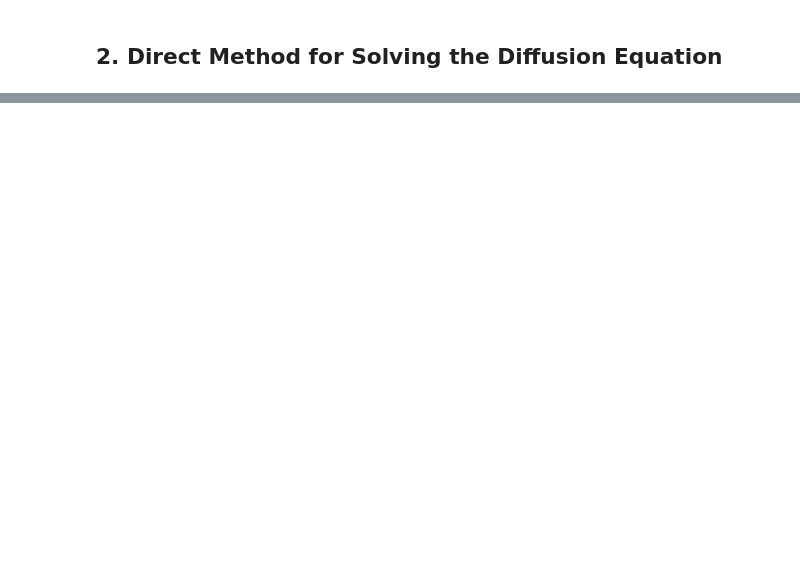
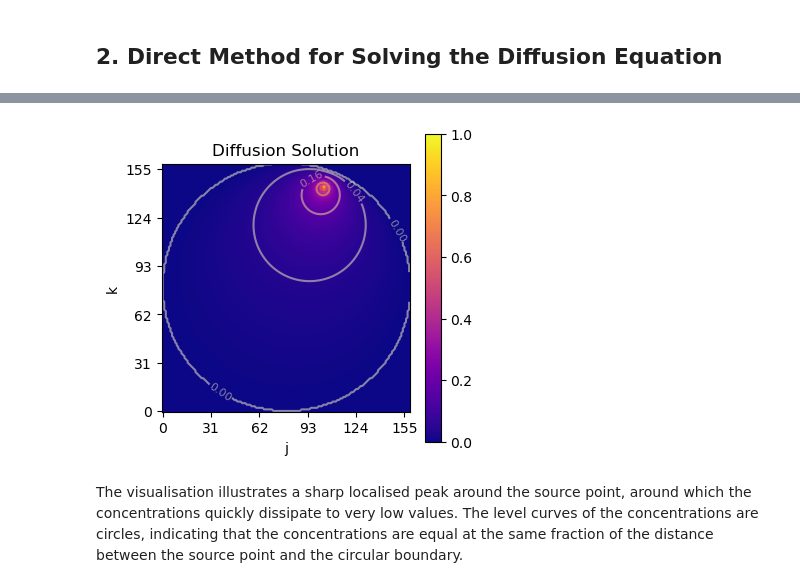
Before and after one commit to mboyan/scented-candles, a Jupyter notebook: Assignment Set 3/AssignmentSet3.ipynb, the cells around one changed output, grey strips where cells are left out. Drawn from its saved outputs; the diff is of its cells as text; code cells hidden in the pictures; blank space fills up the shorter version.

```diff
--- a/Assignment Set 3/AssignmentSet3.ipynb
+++ b/Assignment Set 3/AssignmentSet3.ipynb
@@ -352,0 +352,17 @@ The previous procedure for constructing the coefficient matrix is therefore exte
+# %%
+R = 2
+L = 2 * R
+N = 160
+
+src_pt = np.array((0.6, 1.6)) + np.array((R, R))
+src_idx = (src_pt * (N  - 1) / L).astype(int)
+
+coeff_matrix, lattice_coords, b_vector = sv.construct_coeff_matrix_alt(N, N, 'circle', True, tuple(src_idx))
+
+sol = spla.spsolve(coeff_matrix, b_vector)
+# %%
+vis.plot_diff_eq_solution(sol, lattice_coords, src_idx)
+# %% [output]
+[figure, added]
+# %% [markdown]
+The visualisation illustrates a sharp localised peak around the source point, around which the concentrations quickly dissipate to very low values. The level curves of the concentrations are circles, indicating that the concentrations are equal at the same fraction of the distance between the source point and the circular boundary.
```
Also changed, not shown: parts of 17 cells of this notebook, 2 other files.
